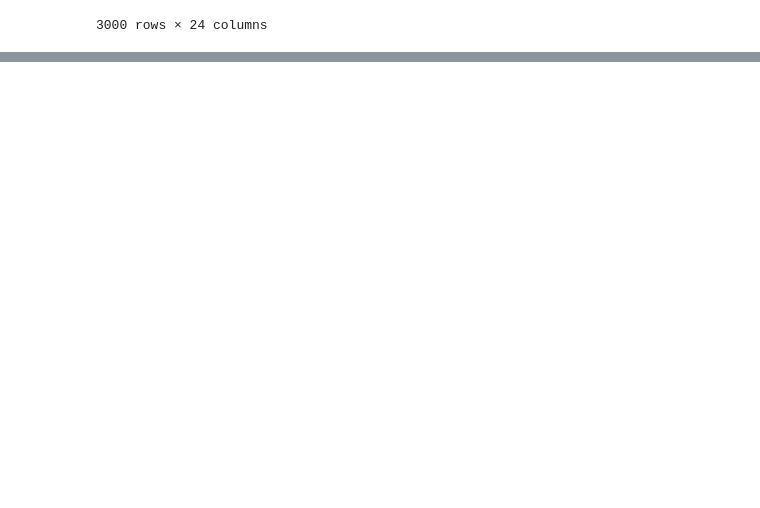
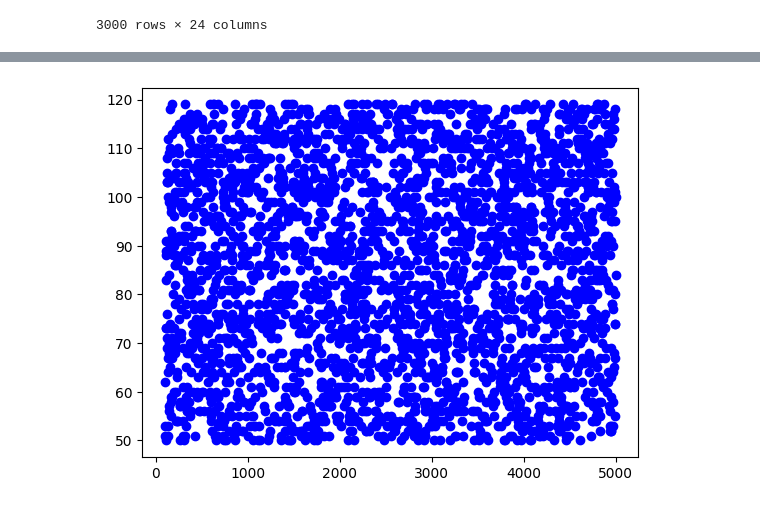
Before and after one commit to navedulhasan005/pandas_assesment, a Jupyter notebook: Financial_Analysis..ipynb, the cells around one changed output, grey strips where cells are left out. Drawn from its saved outputs; the diff is of its cells as text; code cells hidden in the pictures; blank space fills up the shorter version.

```diff
--- a/Financial_Analysis..ipynb
+++ b/Financial_Analysis..ipynb
@@ -39,0 +105,4 @@ df.loc[df['Crude Oil Price (USD per Barrel)'] == df['Crude Oil Price (USD per Ba
+# %%
+df1 = df.select_dtypes(include='number')
+negative = (df1 < 0).any()
+negative
@@ -39,0 +294,5 @@ df.loc[df['Crude Oil Price (USD per Barrel)'] == df['Crude Oil Price (USD per Ba
+# %%
+plt.scatter(df1['Corporate Profits (Billion USD)'],df1['Consumer Confidence Index'],marker = "o",color = "blue")
+plt.show()
+# %% [output]
+[figure, added]
```
Also changed, not shown: parts of 57 cells of this notebook.
